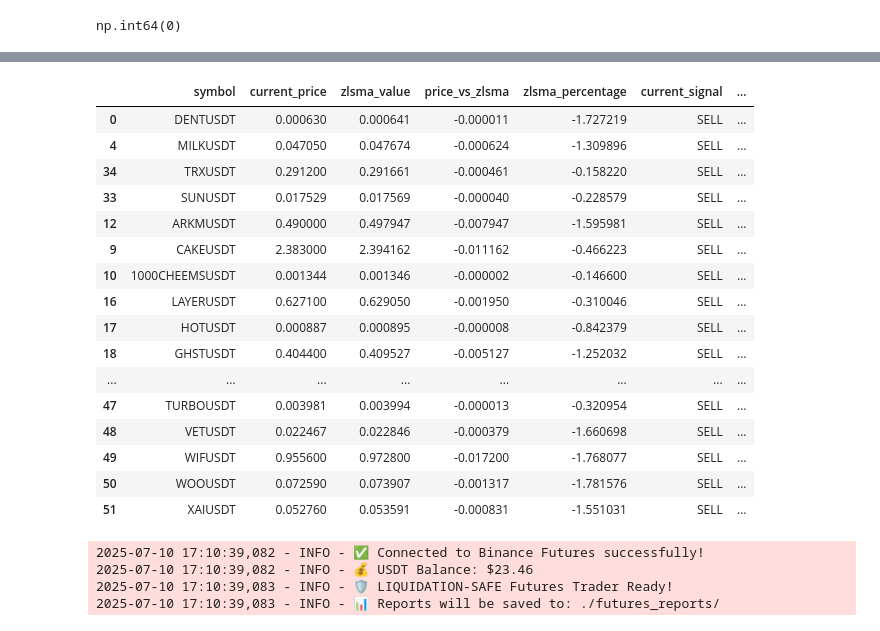
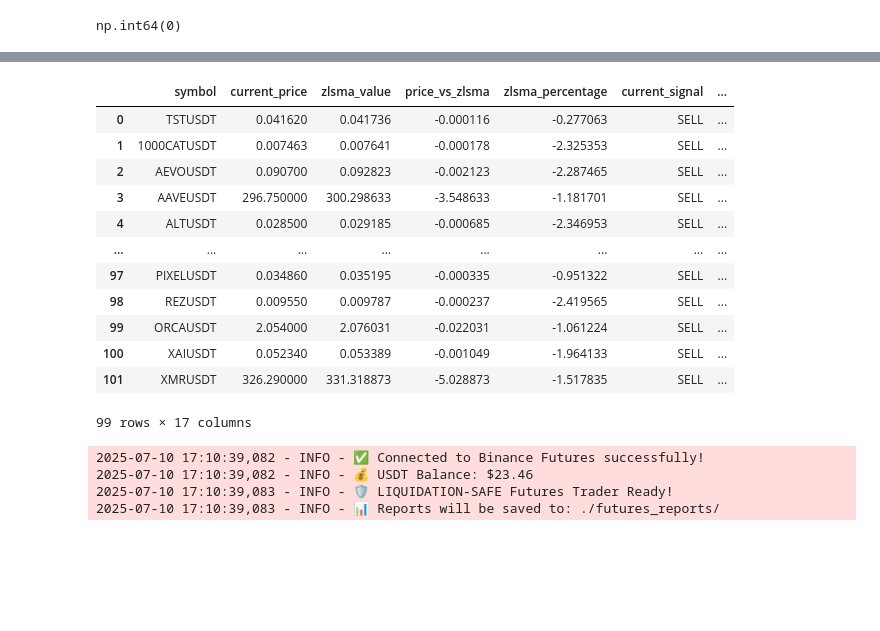
Before and after one commit to Arupreza/CrypBot, a Jupyter notebook: Future/Live_Trade_Future.ipynb, the cells around one changed output, grey strips where cells are left out. Drawn from its saved outputs; the diff is of its cells as text; code cells hidden in the pictures; blank space fills up the shorter version.

```diff
--- a/Future/Live_Trade_Future.ipynb
+++ b/Future/Live_Trade_Future.ipynb
@@ -61,23 +68,19 @@ results_both[results_both['current_signal'] == 'BUY']
 # %%
-results_both[results_both['current_signal'] == 'BUY']
+results_both[results_both['current_signal'] == 'SELL']
 # %% [output]
 |  | symbol | current_price | zlsma_value | price_vs_zlsma | zlsma_percentage | current_signal | ... |
-| 0 | DENTUSDT | 0.000630 | 0.000641 | -0.000011 | -1.727219 | SELL | ... |
-| 4 | MILKUSDT | 0.047050 | 0.047674 | -0.000624 | -1.309896 | SELL | ... |
-| 34 | TRXUSDT | 0.291200 | 0.291661 | -0.000461 | -0.158220 | SELL | ... |
-| 33 | SUNUSDT | 0.017529 | 0.017569 | -0.000040 | -0.228579 | SELL | ... |
-| 12 | ARKMUSDT | 0.490000 | 0.497947 | -0.007947 | -1.595981 | SELL | ... |
-| 9 | CAKEUSDT | 2.383000 | 2.394162 | -0.011162 | -0.466223 | SELL | ... |
-| 10 | 1000CHEEMSUSDT | 0.001344 | 0.001346 | -0.000002 | -0.146600 | SELL | ... |
-| 16 | LAYERUSDT | 0.627100 | 0.629050 | -0.001950 | -0.310046 | SELL | ... |
-| 17 | HOTUSDT | 0.000887 | 0.000895 | -0.000008 | -0.842379 | SELL | ... |
-| 18 | GHSTUSDT | 0.404400 | 0.409527 | -0.005127 | -1.252032 | SELL | ... |
+| 0 | TSTUSDT | 0.041620 | 0.041736 | -0.000116 | -0.277063 | SELL | ... |
+| 1 | 1000CATUSDT | 0.007463 | 0.007641 | -0.000178 | -2.325353 | SELL | ... |
+| 2 | AEVOUSDT | 0.090700 | 0.092823 | -0.002123 | -2.287465 | SELL | ... |
+| 3 | AAVEUSDT | 296.750000 | 300.298633 | -3.548633 | -1.181701 | SELL | ... |
+| 4 | ALTUSDT | 0.028500 | 0.029185 | -0.000685 | -2.346953 | SELL | ... |
 | ... | ... | ... | ... | ... | ... | ... | ... |
-| 47 | TURBOUSDT | 0.003981 | 0.003994 | -0.000013 | -0.320954 | SELL | ... |
-| 48 | VETUSDT | 0.022467 | 0.022846 | -0.000379 | -1.660698 | SELL | ... |
-| 49 | WIFUSDT | 0.955600 | 0.972800 | -0.017200 | -1.768077 | SELL | ... |
-| 50 | WOOUSDT | 0.072590 | 0.073907 | -0.001317 | -1.781576 | SELL | ... |
-| 51 | XAIUSDT | 0.052760 | 0.053591 | -0.000831 | -1.551031 | SELL | ... |
+| 97 | PIXELUSDT | 0.034860 | 0.035195 | -0.000335 | -0.951322 | SELL | ... |
+| 98 | REZUSDT | 0.009550 | 0.009787 | -0.000237 | -2.419565 | SELL | ... |
+| 99 | ORCAUSDT | 2.054000 | 2.076031 | -0.022031 | -1.061224 | SELL | ... |
+| 100 | XAIUSDT | 0.052340 | 0.053389 | -0.001049 | -1.964133 | SELL | ... |
+| 101 | XMRUSDT | 326.290000 | 331.318873 | -5.028873 | -1.517835 | SELL | ... |
+99 rows × 17 columns
 # %%
 # def sup_reg(list_):
 #     results_Sup_reg = scanner.scan_multiple_coins(list_['symbol'].tolist())
```
Also changed, not shown: parts of 17 cells of this notebook, 4 other files.
